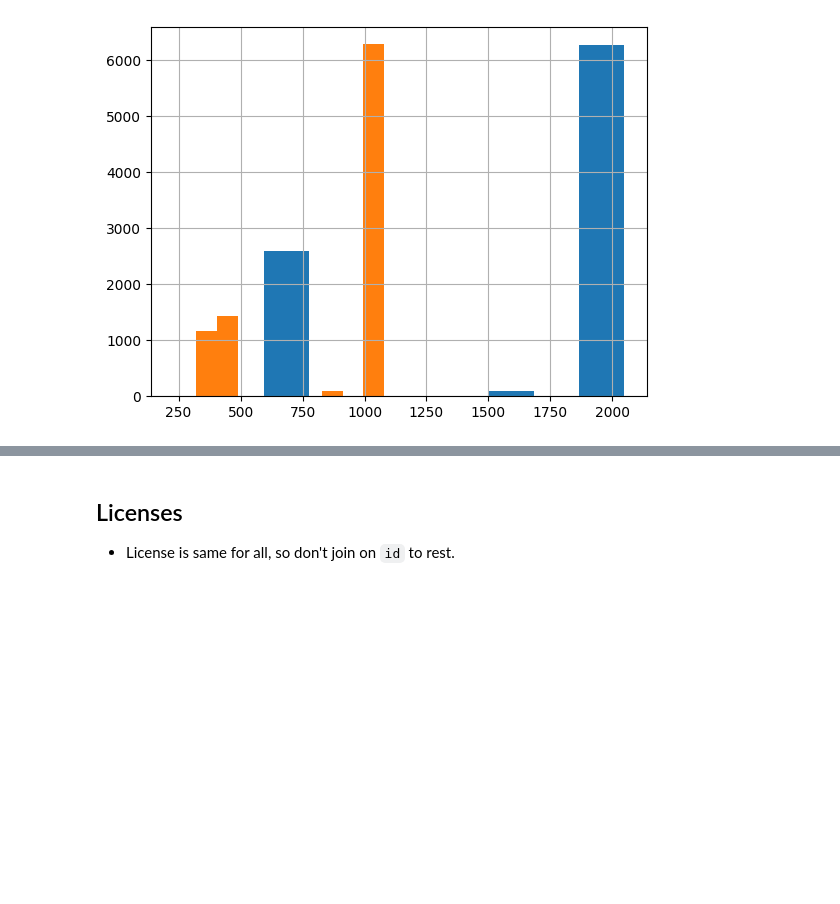
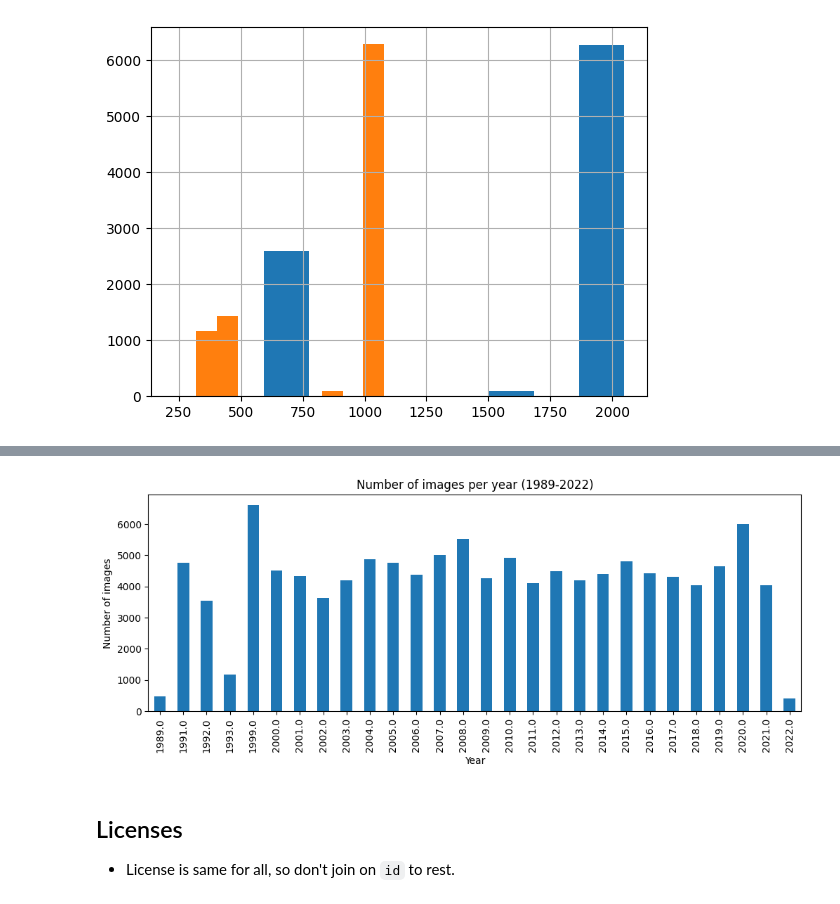
Before and after one commit to JulianaGomez/fathomnet2025, a Jupyter notebook: eda_jgc.ipynb, the cells around one changed output, grey strips where cells are left out. Drawn from its saved outputs; the diff is of its cells as text; code cells hidden in the pictures; blank space fills up the shorter version.

```diff
--- a/eda_jgc.ipynb
+++ b/eda_jgc.ipynb
@@ -175,0 +169,14 @@ dataframes['images']['height'].hist()
+# %%
+fig, axs = plt.subplots(figsize=(12, 4))
+
+dataframes['images'].groupby(dataframes['images']['date_captured'].dt.year)["id"].mean().plot(
+    kind='bar', rot=0, ax=axs
+)
+
+plt.title("Number of images per year (1989-2022)")
+plt.xlabel("Year")
+plt.xticks(rotation=90)
+plt.ylabel("Number of images")
+plt.show()
+# %% [output]
+[figure, added]
```
Also changed, not shown: parts of 20 cells of this notebook.
